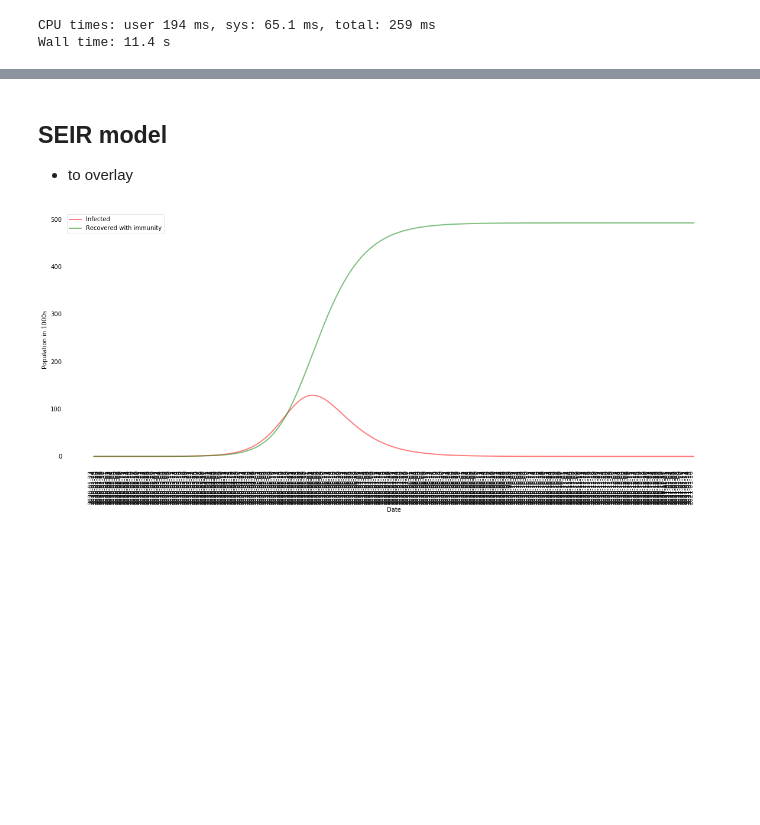
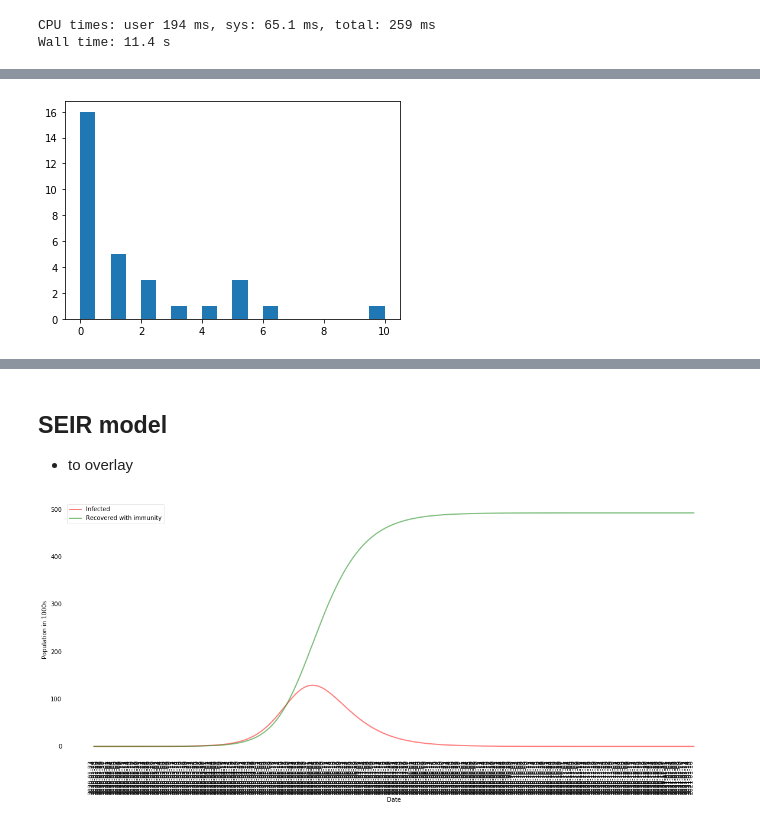
Before and after one commit to leebond/sgwuhan-network, a Jupyter notebook: covid19-simulation-sg.ipynb, the cells around one changed output, grey strips where cells are left out. Drawn from its saved outputs; the diff is of its cells as text; code cells hidden in the pictures; blank space fills up the shorter version.

```diff
--- a/covid19-simulation-sg.ipynb
+++ b/covid19-simulation-sg.ipynb
@@ -39,0 +86,5 @@ plt.show()
+# %%
+plt.hist(total['Recovered'], bins = 20)
+plt.show()
+# %% [output]
+[figure, added]
```
Also changed, not shown: parts of 8 cells of this notebook, 1 other file.
